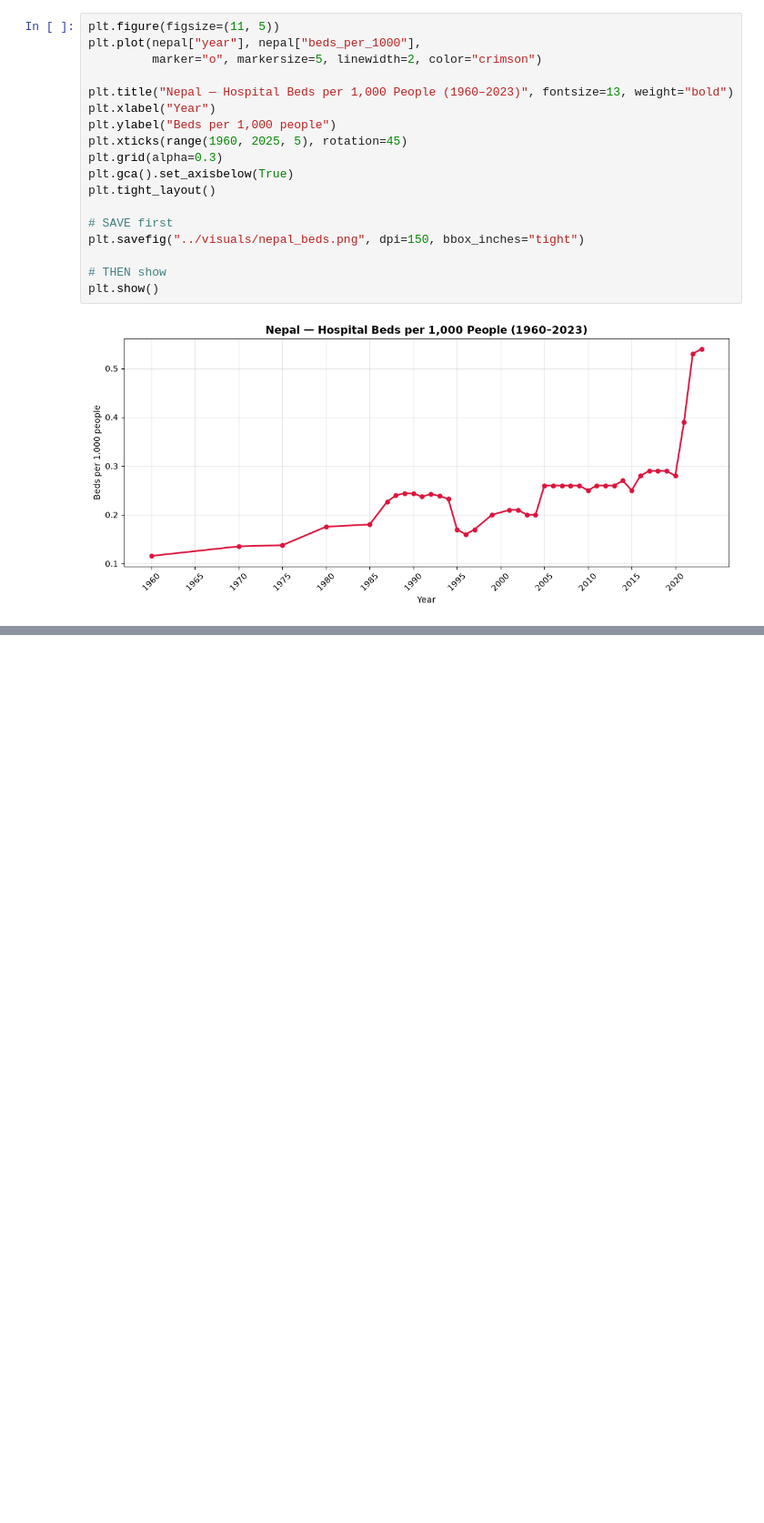
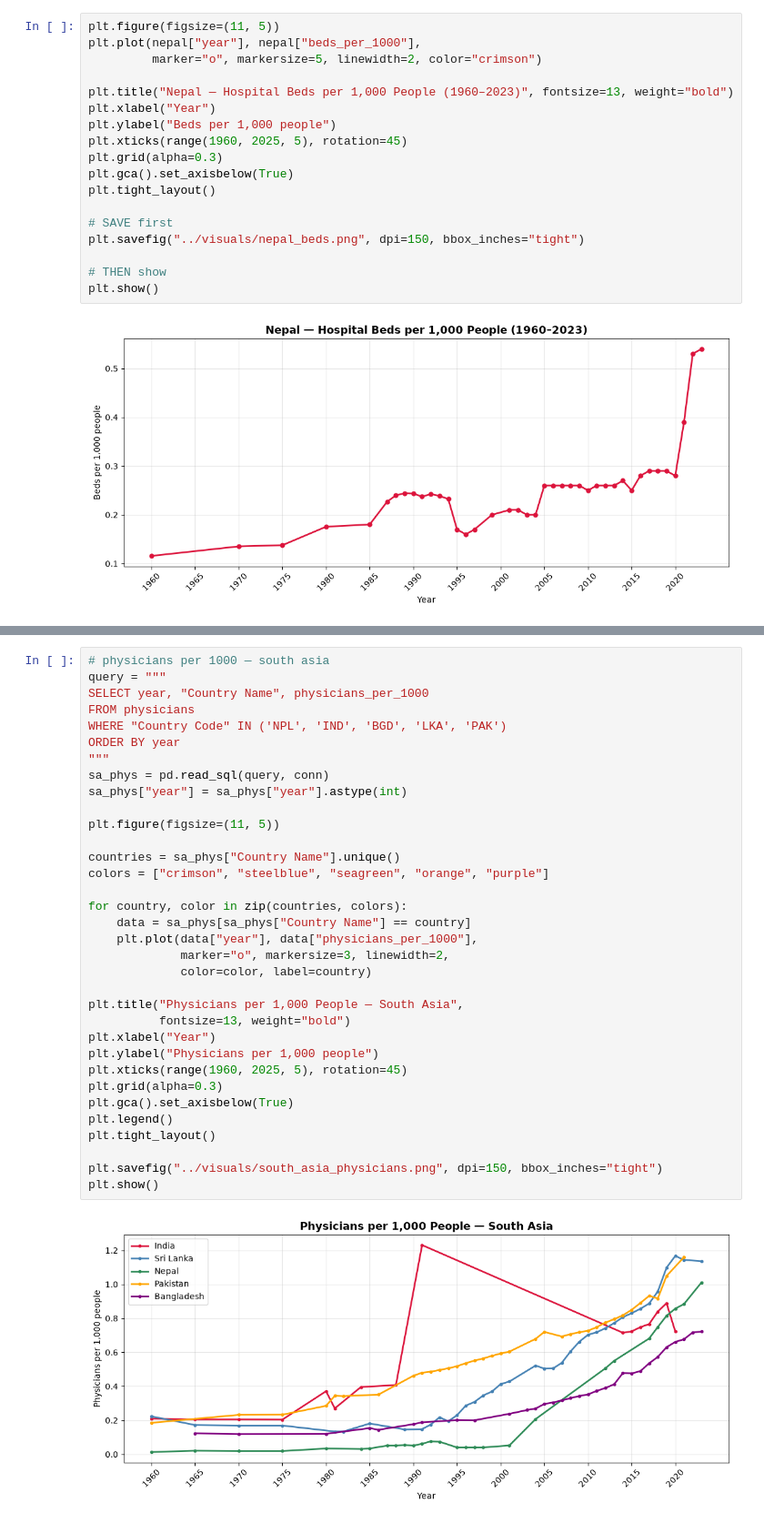
Before and after one commit to baibhavojha2008-tech/nepal-health-analysis, a Jupyter notebook: notebooks/nepal_health_analysis.ipynb, the cells around one changed output, grey strips where cells are left out. Shown at 91% size. Drawn from its saved outputs; the diff is of its cells as text; blank space fills up the shorter version.

```diff
--- a/notebooks/nepal_health_analysis.ipynb
+++ b/notebooks/nepal_health_analysis.ipynb
@@ -181,0 +256,36 @@ plt.show()
+# %%
+# physicians per 1000 — south asia
+query = """
+SELECT year, "Country Name", physicians_per_1000
+FROM physicians
+WHERE "Country Code" IN ('NPL', 'IND', 'BGD', 'LKA', 'PAK')
+ORDER BY year
+"""
+sa_phys = pd.read_sql(query, conn)
+sa_phys["year"] = sa_phys["year"].astype(int)
+
+plt.figure(figsize=(11, 5))
+
+countries = sa_phys["Country Name"].unique()
+colors = ["crimson", "steelblue", "seagreen", "orange", "purple"]
+
+for country, color in zip(countries, colors):
+    data = sa_phys[sa_phys["Country Name"] == country]
+    plt.plot(data["year"], data["physicians_per_1000"],
+             marker="o", markersize=3, linewidth=2,
+             color=color, label=country)
+
+plt.title("Physicians per 1,000 People — South Asia",
+          fontsize=13, weight="bold")
+plt.xlabel("Year")
+plt.ylabel("Physicians per 1,000 people")
+plt.xticks(range(1960, 2025, 5), rotation=45)
+plt.grid(alpha=0.3)
+plt.gca().set_axisbelow(True)
+plt.legend()
+plt.tight_layout()
+
+plt.savefig("../visuals/south_asia_physicians.png", dpi=150, bbox_inches="tight")
+plt.show()
+# %% [output]
+[figure, added]
```
Also changed, not shown: parts of 9 cells of this notebook, 6 other files.
